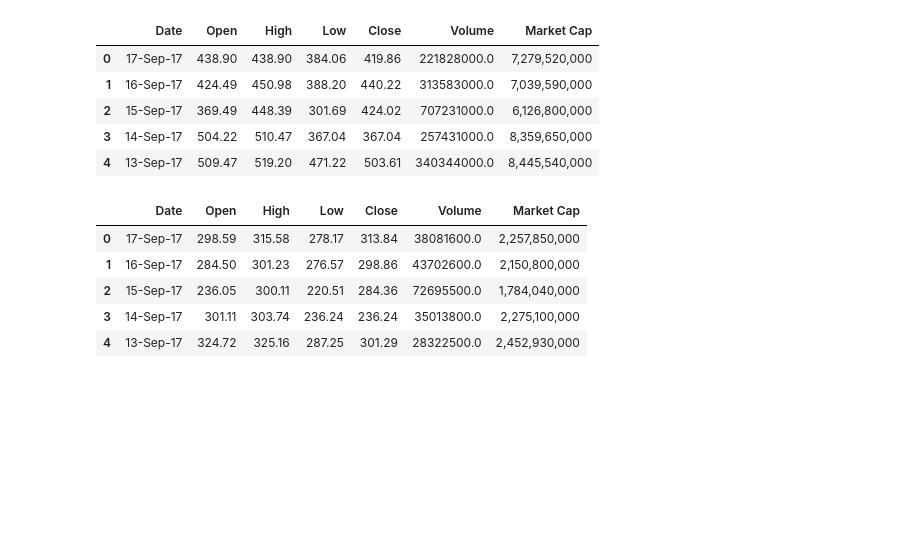
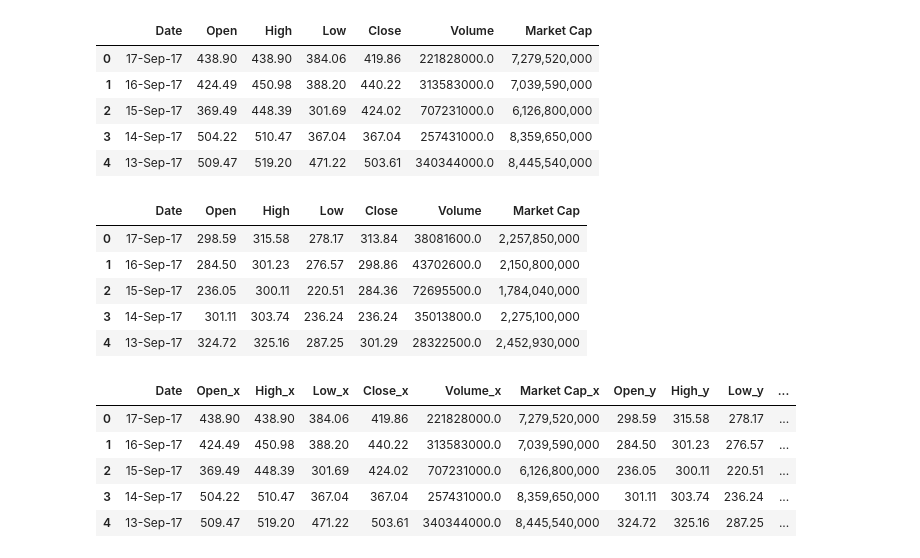
Before and after one commit to modelobootcamp/UCSD-, a Jupyter notebook: 01-Lesson-Plans/04-Pandas/3/Activities/02-Stu_Cryptocurrency/Unsolved/Cryptocurrency.ipynb, the cells around one changed output. Drawn from its saved outputs; the diff is of its cells as text; code cells hidden in the pictures; blank space fills up the shorter version.

```diff
--- a/01-Lesson-Plans/04-Pandas/3/Activities/02-Stu_Cryptocurrency/Unsolved/Cryptocurrency.ipynb
+++ b/01-Lesson-Plans/04-Pandas/3/Activities/02-Stu_Cryptocurrency/Unsolved/Cryptocurrency.ipynb
@@ -27,3 +27,13 @@ dash_df.head()
 | 4 | 13-Sep-17 | 324.72 | 325.16 | 287.25 | 301.29 | 28322500.0 | 2,452,930,000 |
 # %%
 # Merge the two DataFrames together based on the Dates they share
+
+crypt_df = pd.merge(bitcoin_df, dash_df, on="Date")
+crypt_df.head()
+# %% [output]
+|  | Date | Open_x | High_x | Low_x | Close_x | Volume_x | Market Cap_x | Open_y | High_y | Low_y | ... |
+| 0 | 17-Sep-17 | 438.90 | 438.90 | 384.06 | 419.86 | 221828000.0 | 7,279,520,000 | 298.59 | 315.58 | 278.17 | ... |
+| 1 | 16-Sep-17 | 424.49 | 450.98 | 388.20 | 440.22 | 313583000.0 | 7,039,590,000 | 284.50 | 301.23 | 276.57 | ... |
+| 2 | 15-Sep-17 | 369.49 | 448.39 | 301.69 | 424.02 | 707231000.0 | 6,126,800,000 | 236.05 | 300.11 | 220.51 | ... |
+| 3 | 14-Sep-17 | 504.22 | 510.47 | 367.04 | 367.04 | 257431000.0 | 8,359,650,000 | 301.11 | 303.74 | 236.24 | ... |
+| 4 | 13-Sep-17 | 509.47 | 519.20 | 471.22 | 503.61 | 340344000.0 | 8,445,540,000 | 324.72 | 325.16 | 287.25 | ... |
```
Also changed, not shown: parts of 8 cells of this notebook, 14 other files.
